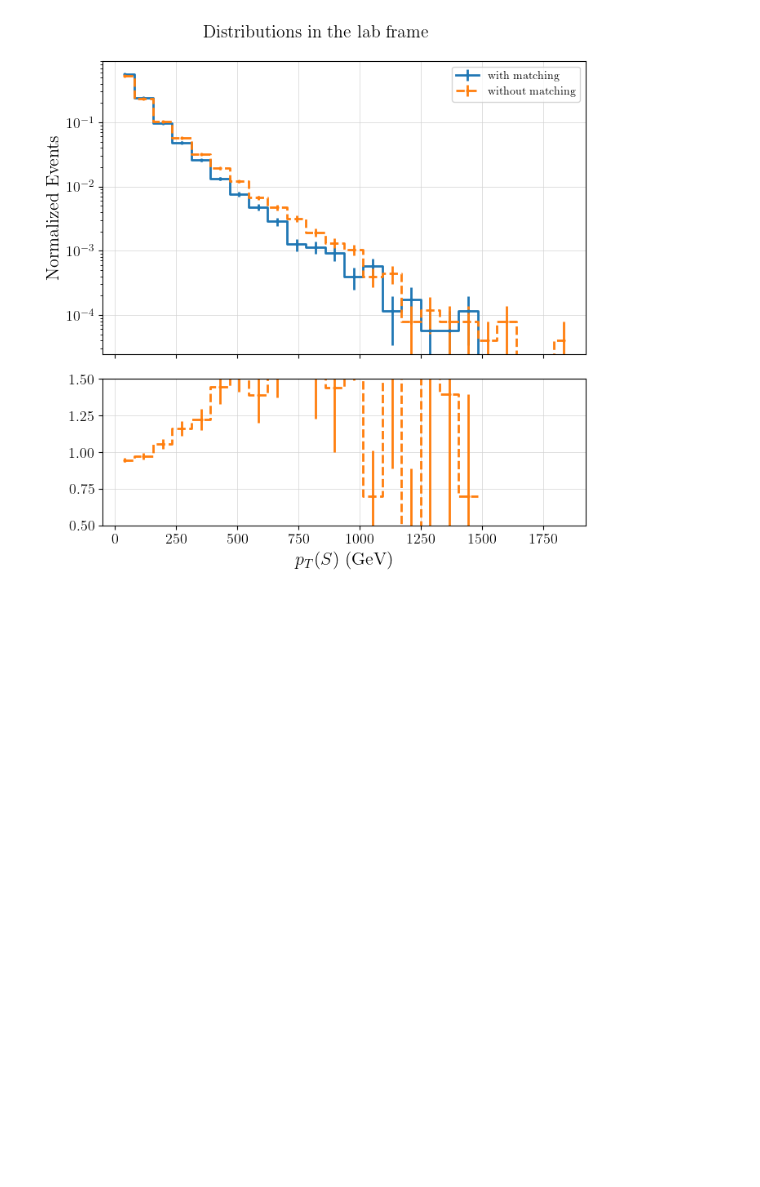
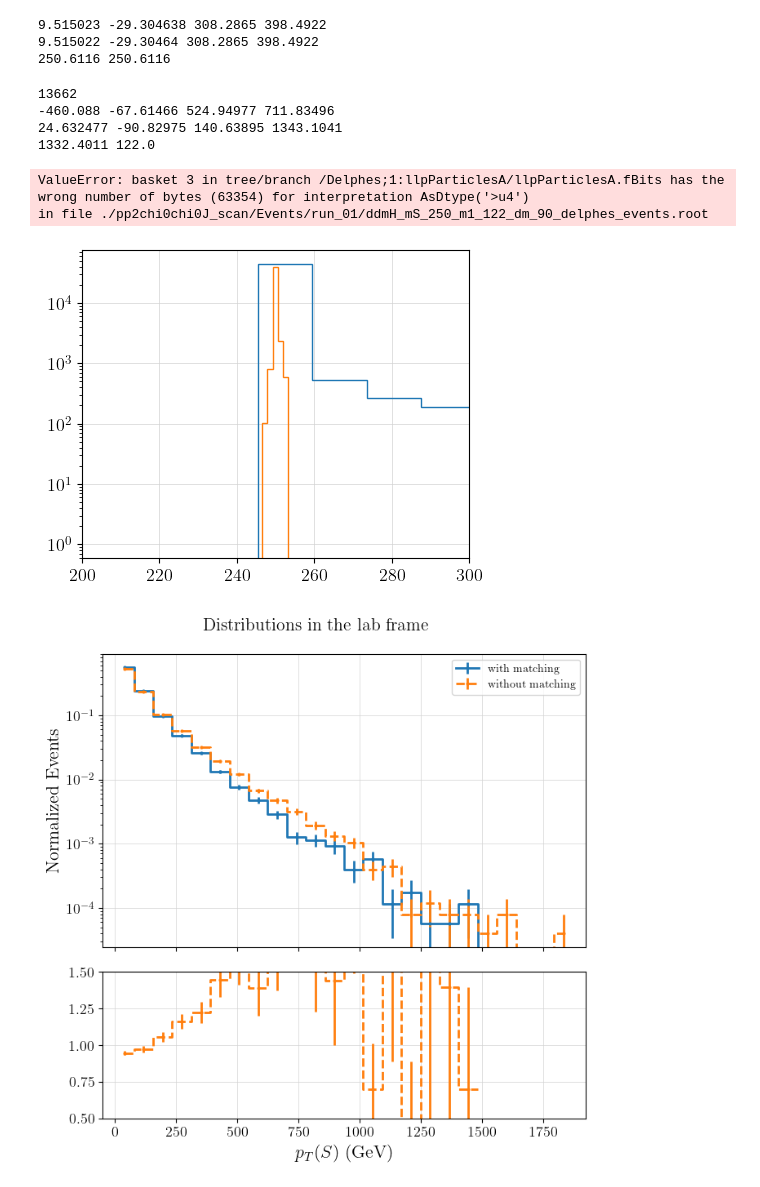
Before and after one commit to andlessa/back2futureTrigger, a Jupyter notebook: matching_tests.ipynb, the cells around one changed output. Saved outputs shown, nothing was run; the diff lists cells and outputs as text; code cells hidden in the pictures; blank space fills up the shorter version.

```diff
--- a/matching_tests.ipynb
+++ b/matching_tests.ipynb
@@ -31,3 +35,63 @@ plt.rcParams.update(defaultPars)
+# %%
+Px = events['llpParticles/llpParticles.Px'].array().to_numpy()
+Py = events['llpParticles/llpParticles.Py'].array().to_numpy()
+Pz = events['llpParticles/llpParticles.Pz'].array().to_numpy()
+E = events['llpParticles/llpParticles.E'].array().to_numpy()
+# %%
+PxMom = events['llpMothers/llpMothers.Px'].array().to_numpy()[:,0]
+PyMom = events['llpMothers/llpMothers.Py'].array().to_numpy()[:,0]
+PzMom = events['llpMothers/llpMothers.Pz'].array().to_numpy()[:,0]
+EMom = events['llpMothers/llpMothers.E'].array().to_numpy()[:,0]
+# %%
+PxTot = np.sum(Px,axis=1)
+PyTot = np.sum(Py,axis=1)
+PzTot = np.sum(Pz,axis=1)
+ETot = np.sum(E,axis=1)
+# %%
+PTtot = np.sqrt(PxTot**2 + PyTot**2)
+Mtot = np.sqrt(ETot**2 - PxTot**2 - PyTot**2 - PzTot**2)
+
+MtotMom = np.sqrt(EMom**2 - PxMom**2 - PyMom**2 - PzMom**2)
+# %%
+for ievt,m in enumerate(MtotMom):
+    M = Mtot[ievt]
+    if m < 200.0:
+        continue
+    if abs(M-m)/m > 0.1:
+        print('Differ=',M,m,ievt)
+        break
+print(PxMom[ievt],PyMom[ievt],PzMom[ievt],EMom[ievt])
+print(PxTot[ievt],PyTot[ievt],PzTot[ievt],ETot[ievt])
+print(Mtot[ievt],MtotMom[ievt])
+# %% [output]
+9.515023 -29.304638 308.2865 398.4922
+9.515022 -29.30464 308.2865 398.4922
+250.6116 250.6116
+# %%
+r = Mtot/MtotMom
+ievt = np.argwhere(r > 10.0)[0,0]
+print(ievt)
+print(PxMom[ievt],PyMom[ievt],PzMom[ievt],EMom[ievt])
+print(PxTot[ievt],PyTot[ievt],PzTot[ievt],ETot[ievt])
+print(Mtot[ievt],MtotMom[ievt])
+# %% [output]
+13662
+-460.088 -67.61466 524.94977 711.83496
+24.632477 -90.82975 140.63895 1343.1041
+1332.4011 122.0
+# %%
+ev = events.arrays(entry_start=ievt,entry_stop=ievt+1)
+# %% [output]
+ValueError: basket 3 in tree/branch /Delphes;1:llpParticlesA/llpParticlesA.fBits has the wrong number of bytes (63354) for interpretation AsDtype('>u4')
+in file ./pp2chi0chi0J_scan/Events/run_01/ddmH_mS_250_m1_122_dm_90_delphes_events.root
+# %%
+plt.hist(Mtot,bins=100,histtype='step')
+plt.hist(MtotMom,bins=100,histtype='step')
+plt.yscale('log')
+plt.xlim(200,300)
+plt.show()
+# %% [output]
+[figure, added]
 # %%
 file = './pp2Sd/Events/run_01/ddmH_mS_500_m1_244_dm_90_delphes_events.root'
 f = uproot.open(file)
```
Also changed, not shown: parts of 2 cells of this notebook, 2 other files.
